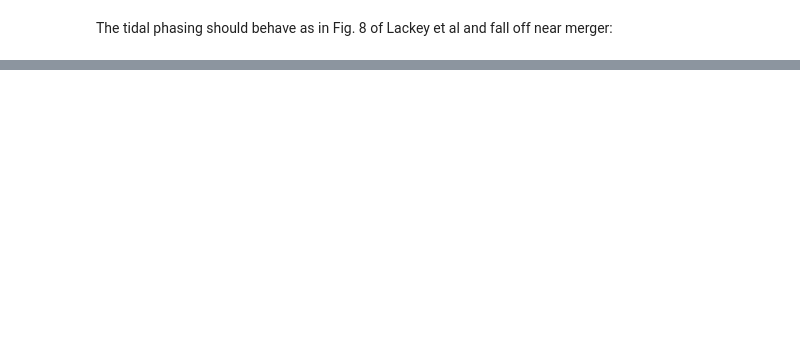
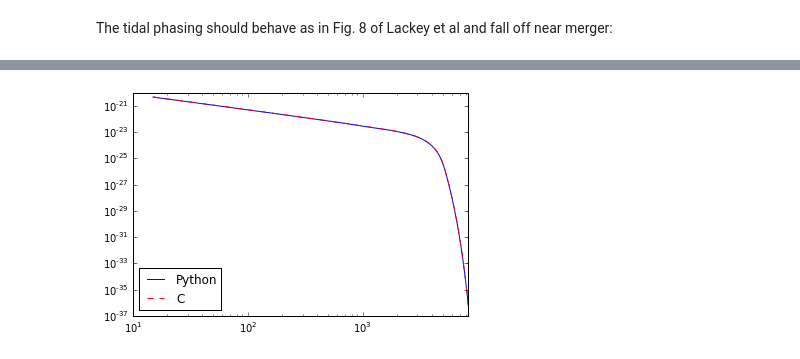
Before and after one commit to prayush/nsbh_tidal, a Jupyter notebook: LAL/LackeyLALTest.ipynb, the cells around one changed output, grey strips where cells are left out. Saved outputs shown, nothing was run; the diff lists cells and outputs as text; code cells hidden in the pictures; blank space fills up the shorter version.

```diff
--- a/LAL/LackeyLALTest.ipynb
+++ b/LAL/LackeyLALTest.ipynb
@@ -130,0 +157,36 @@ ylim([-0.2e-23,0.2e-23]);
+# %%
+def etafun(q):
+    return q/(1.0 + q)**2
+
+def qfun(eta):
+    return (1.0 + np.sqrt(1.0 - 4.0*eta) - 2.0*eta) / (2.0*eta)
+# %%
+q = qfun(0.2)
+M = 4.0
+chi_BH = 0.5
+Lambda = 600
+mBH = M*q/(1. + q)
+mNS = M*1.0/(1. + q)
+
+phiRef = 0
+deltaF = 0.05
+fLow = 15
+fHigh = 16384
+fRef = 15
+distance = 10e6*lal.PC_SI
+inclination = pi/4
+
+mBH_SI = mBH * lal.MSUN_SI
+mNS_SI = mNS * lal.MSUN_SI
+
+Hp, Hc = LS.SimIMRLackeyTidal2013(phiRef, deltaF, fLow, fHigh, fRef, distance, inclination, mBH_SI, mNS_SI, chi_BH, Lambda)
+h = Hp.data.data + 1j*Hc.data.data
+f = np.arange(Hp.data.length)*deltaF
+# %%
+loglog(fPy, abs(hPy), label='Python')
+loglog(f, 7*abs(h), 'r--', label='C')
+legend(loc=3)
+xlim([10, 8192]);
+ylim([1e-37, 1e-20]);
+# %% [output]
+[figure, added]
```
Also changed, not shown: parts of 31 cells of this notebook, 2 other files.
